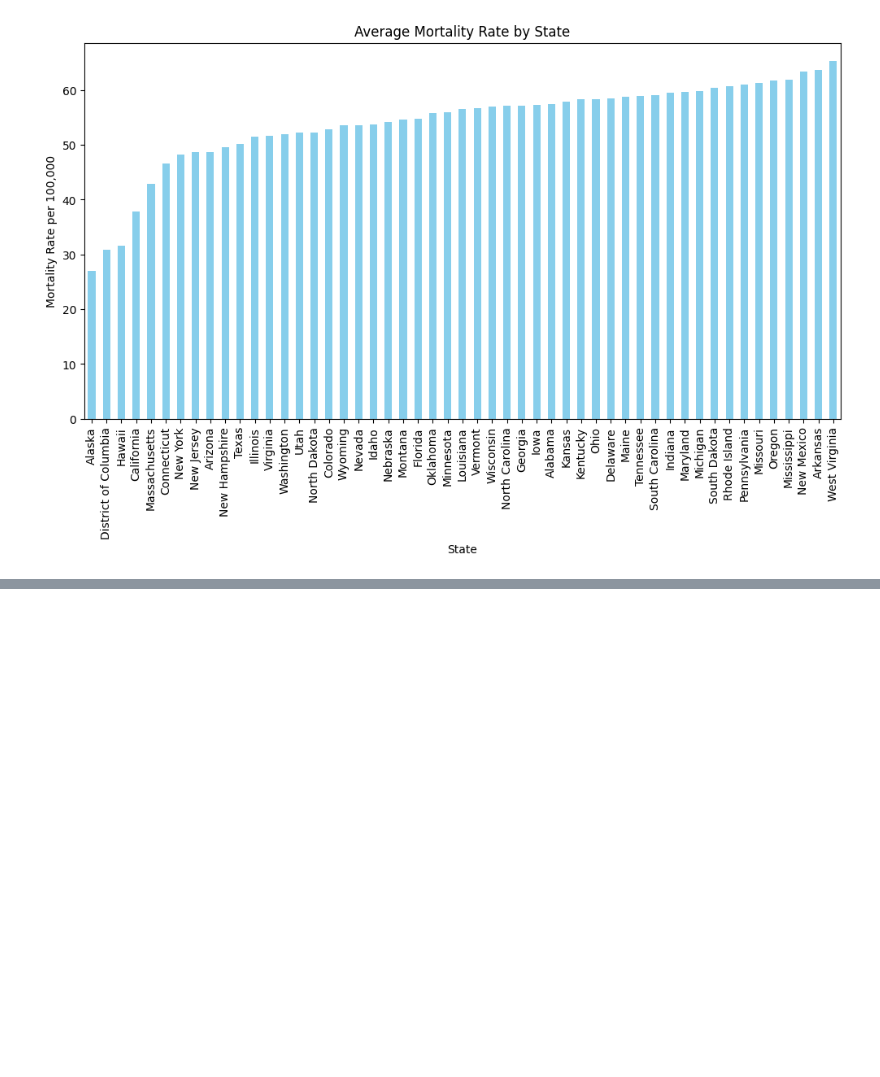
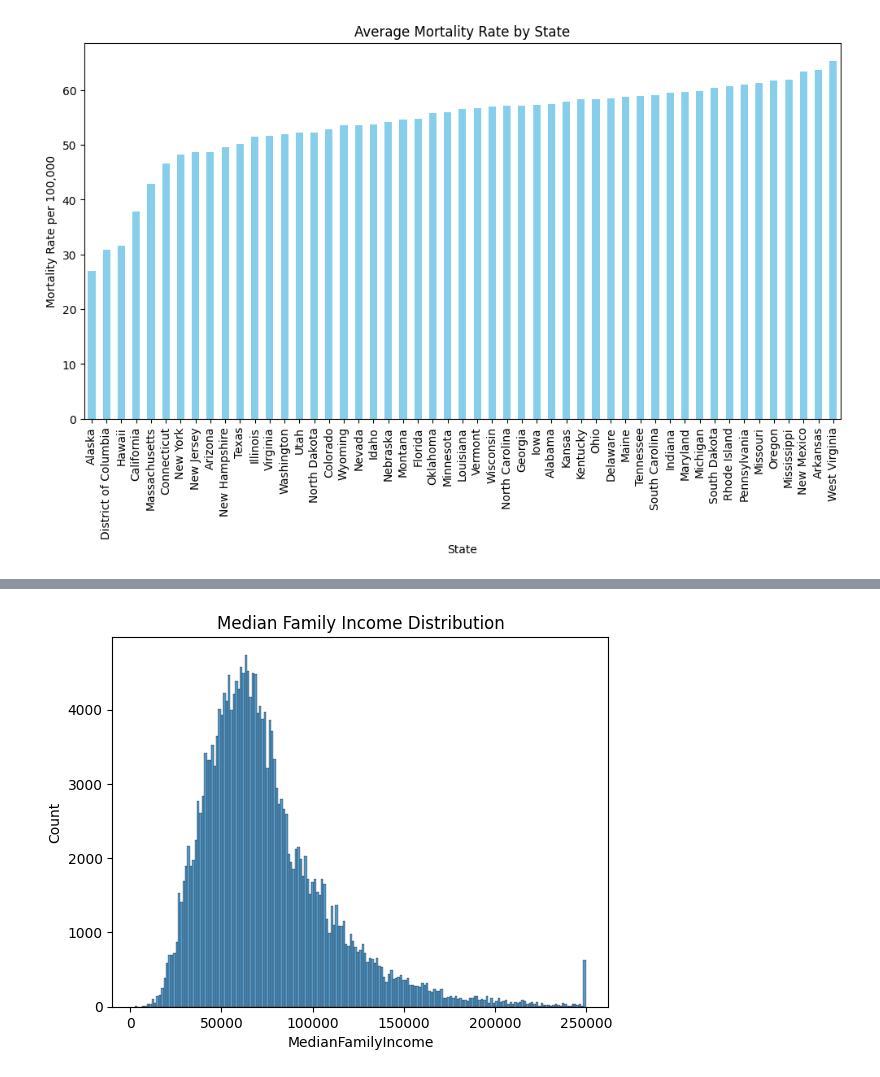
Before and after one commit to marklee4823/math189_project, a Jupyter notebook: Notebook.ipynb, the cells around one changed output, grey strips where cells are left out. Cells and saved outputs as stored; diff of their text form; code cells hidden in the pictures; blank space fills up the shorter version.

```diff
--- a/Notebook.ipynb
+++ b/Notebook.ipynb
@@ -270,0 +293,6 @@ plt.show()
+# %%
+sns.histplot(df_merged['MedianFamilyIncome'])
+plt.title('Median Family Income Distribution')
+plt.show()
+# %% [output]
+[figure, added]
```
Also changed, not shown: parts of 11 cells of this notebook, 1 other file.
